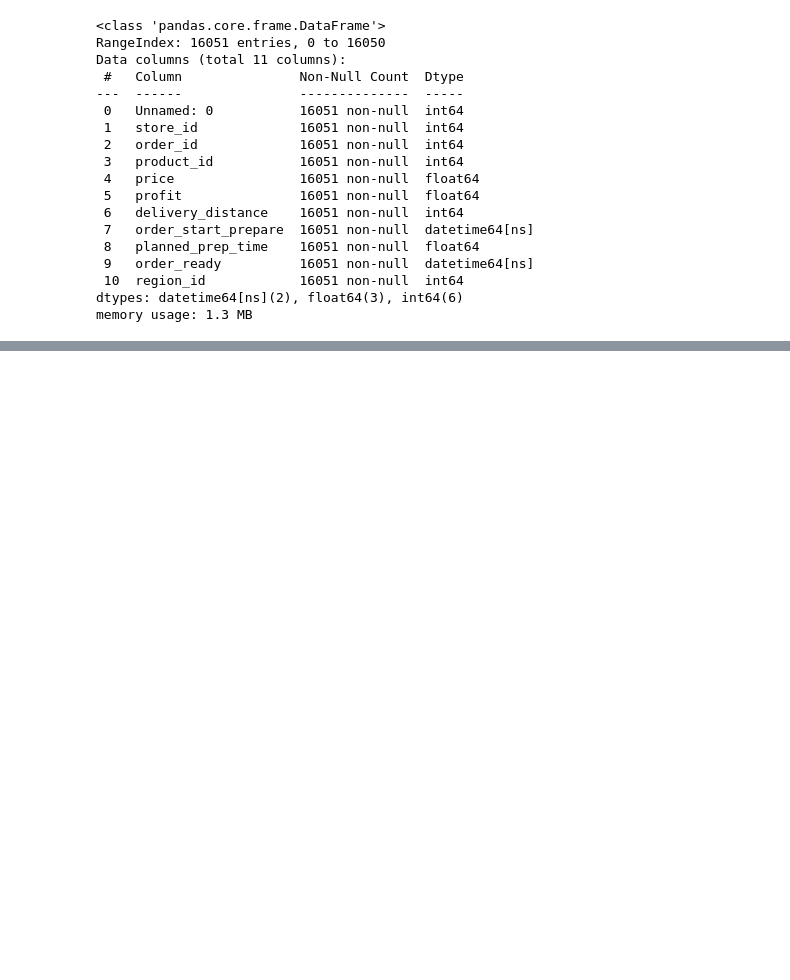
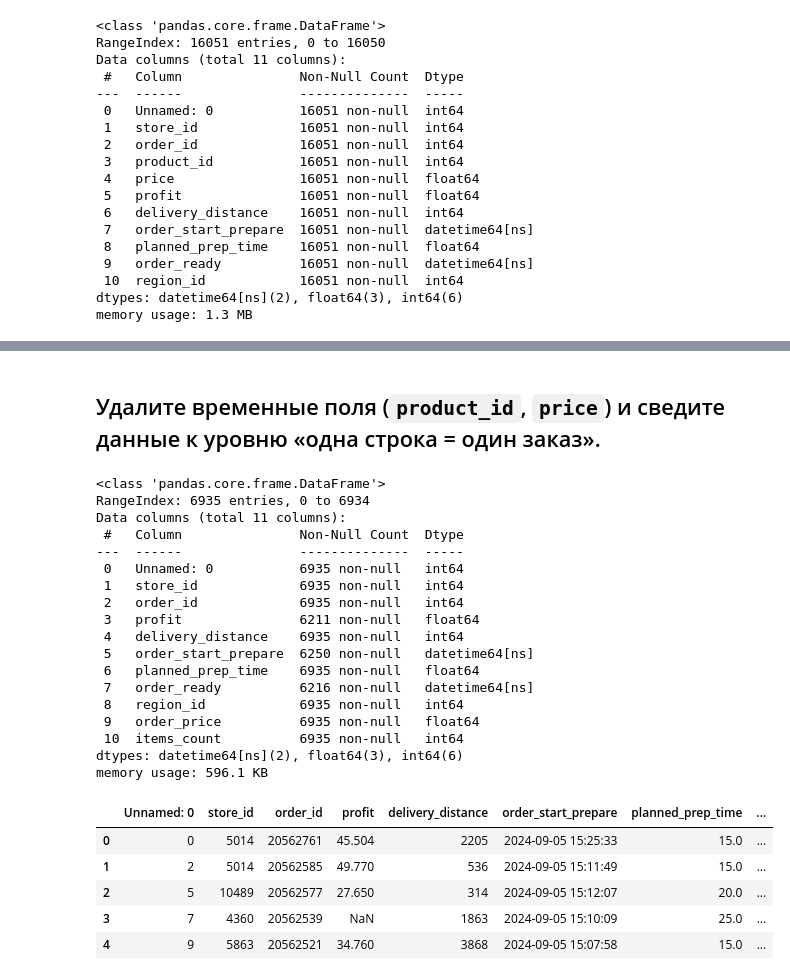
Before and after one commit to nepridumalnik/it-lms-course, a Jupyter notebook: module_2/task.ipynb, the cells around one changed output, grey strips where cells are left out. Saved outputs shown, nothing was run; the diff lists cells and outputs as text; code cells hidden in the pictures; blank space fills up the shorter version.

```diff
--- a/module_2/task.ipynb
+++ b/module_2/task.ipynb
@@ -328,0 +372,4 @@ memory usage: 1.3 MB
+# %%
+order_prices = updated_orders.groupby("order_id", as_index=False)["price"].sum()
+order_prices = order_prices.rename(columns={"price": "order_price"})
+order_prices.head()
@@ -328,0 +396,37 @@ memory usage: 1.3 MB
+# %% [markdown]
+## Удалите временные поля (`product_id`, `price`) и сведите данные к уровню «одна строка = один заказ».
+# %%
+enriched_orders = (
+    updated_orders.drop(columns=["product_id", "price"])
+    .drop_duplicates(subset=["order_id"])
+    .merge(order_prices, on="order_id")
+    .merge(items_counts, on="order_id")
+)
+
+enriched_orders.info()
+enriched_orders.head()
+# %% [output]
+<class 'pandas.core.frame.DataFrame'>
+RangeIndex: 6935 entries, 0 to 6934
+Data columns (total 11 columns):
+ #   Column               Non-Null Count  Dtype
+---  ------               --------------  -----
+ 0   Unnamed: 0           6935 non-null   int64
+ 1   store_id             6935 non-null   int64
+ 2   order_id             6935 non-null   int64
+ 3   profit               6211 non-null   float64
+ 4   delivery_distance    6935 non-null   int64
+ 5   order_start_prepare  6250 non-null   datetime64[ns]
+ 6   planned_prep_time    6935 non-null   float64
+ 7   order_ready          6216 non-null   datetime64[ns]
+ 8   region_id            6935 non-null   int64
+ 9   order_price          6935 non-null   float64
+ 10  items_count          6935 non-null   int64
+dtypes: datetime64[ns](2), float64(3), int64(6)
+memory usage: 596.1 KB
+|  | Unnamed: 0 | store_id | order_id | profit | delivery_distance | order_start_prepare | planned_prep_time | ... |
+| 0 | 0 | 5014 | 20562761 | 45.504 | 2205 | 2024-09-05 15:25:33 | 15.0 | ... |
+| 1 | 2 | 5014 | 20562585 | 49.770 | 536 | 2024-09-05 15:11:49 | 15.0 | ... |
+| 2 | 5 | 10489 | 20562577 | 27.650 | 314 | 2024-09-05 15:12:07 | 20.0 | ... |
+| 3 | 7 | 4360 | 20562539 | NaN | 1863 | 2024-09-05 15:10:09 | 25.0 | ... |
+| 4 | 9 | 5863 | 20562521 | 34.760 | 3868 | 2024-09-05 15:07:58 | 15.0 | ... |
```
Also changed, not shown: parts of 18 cells of this notebook.
